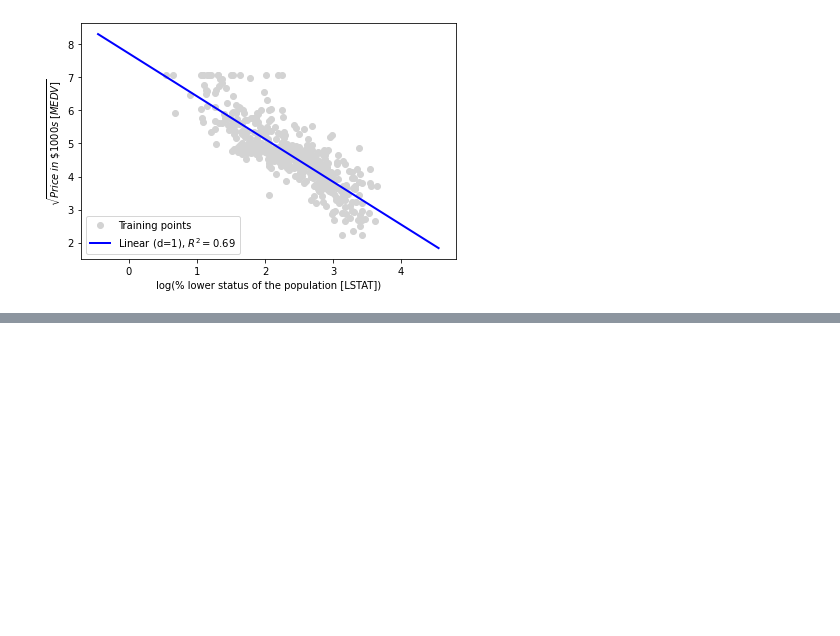
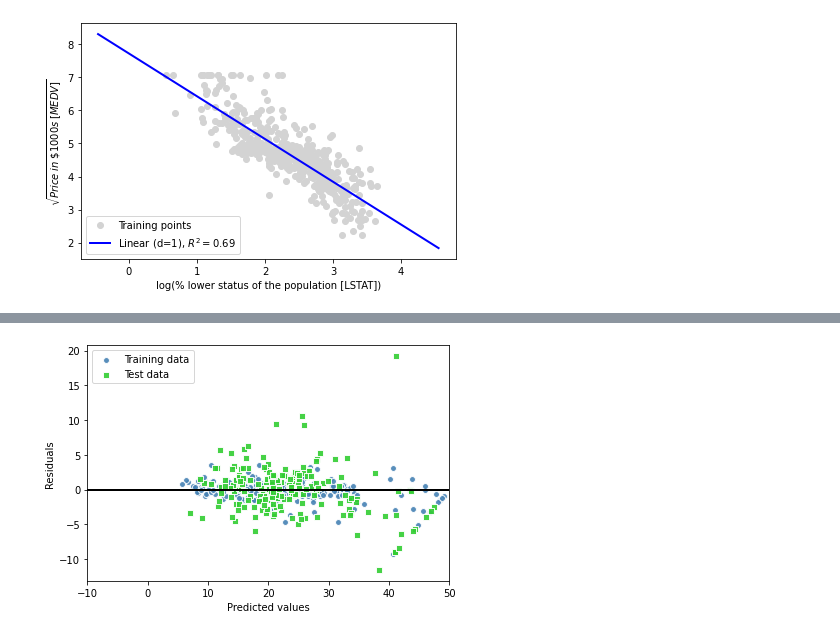
Before and after one commit to RhysComissiong/Python-Machine-Learning-Tutorial, a Jupyter notebook: chapter-10/Regression Analysis.ipynb, the cells around one changed output, grey strips where cells are left out. Saved outputs shown, nothing was run; the diff lists cells and outputs as text; code cells hidden in the pictures; blank space fills up the shorter version.

```diff
--- a/chapter-10/Regression Analysis.ipynb
+++ b/chapter-10/Regression Analysis.ipynb
@@ -400,0 +435,30 @@ plt.show()
+# %%
+# Residual Plot
+
+plt.scatter(y_train_pred,
+           y_train_pred - y_train,
+           c='steelblue',
+           edgecolor='white',
+           marker='o',
+           s=35,
+           alpha=0.9,
+           label='Training data')
+
+plt.scatter(y_test_pred,
+           y_test_pred - y_test,
+           c='limegreen',
+           edgecolor='white',
+           marker='s',
+           s=35,
+           alpha=0.9,
+           label='Test data')
+
+plt.xlabel('Predicted values')
+plt.ylabel('Residuals')
+plt.legend(loc='upper left')
+plt.hlines(y=0, xmin=-10, xmax=50, lw=2, color='black')
+plt.xlim([-10, 50])
+plt.tight_layout()
+plt.show()
+# %% [output]
+[figure, added]
```
Also changed, not shown: parts of 3 cells of this notebook.
